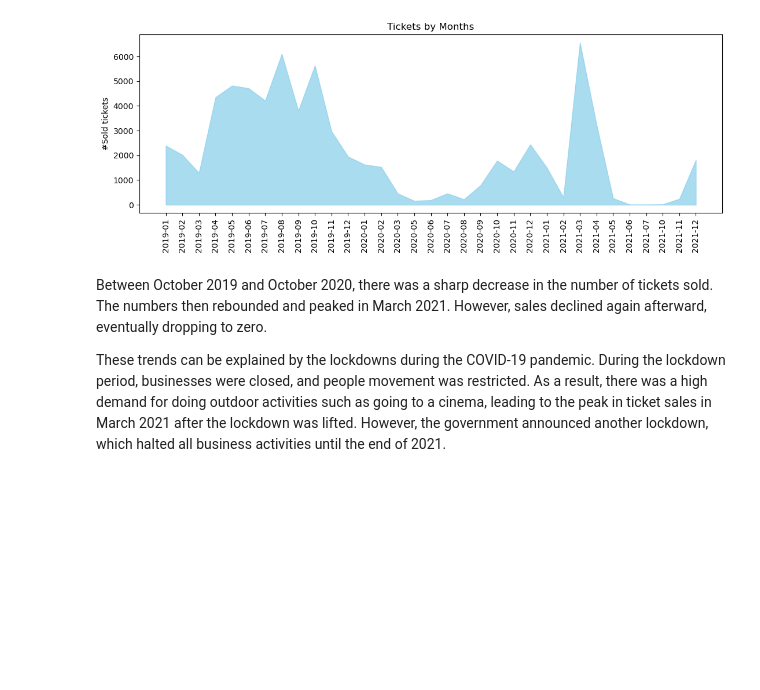
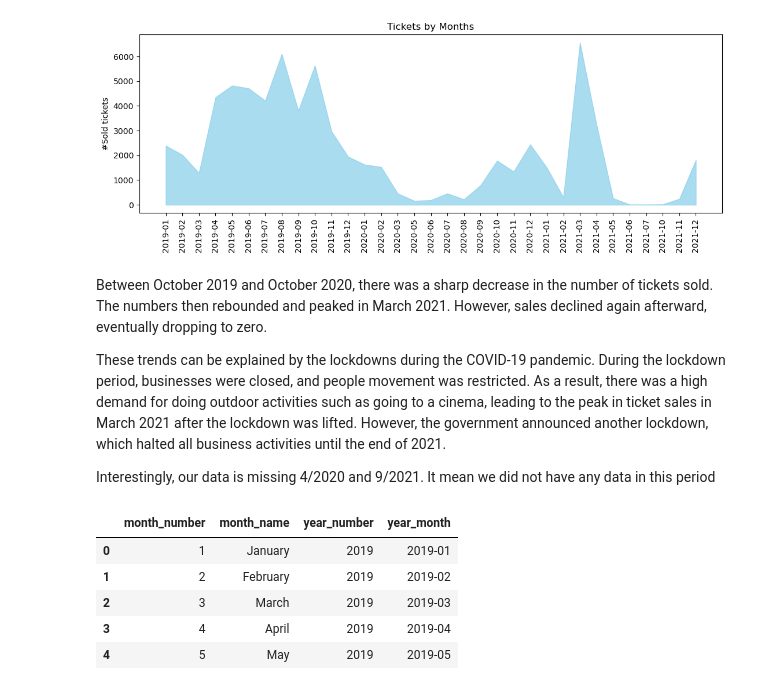
Before and after one commit to DucD0610/HOYTS-Cinema-Ticket-Sales-Analysis, a Jupyter notebook: Capstone project/captone project.ipynb, the cells around one changed output. Saved outputs shown, nothing was run; the diff lists cells and outputs as text; code cells hidden in the pictures; blank space fills up the shorter version.

```diff
--- a/Capstone project/captone project.ipynb
+++ b/Capstone project/captone project.ipynb
@@ -681,3 +692,5 @@ plt.show()
 Between October 2019 and October 2020, there was a sharp decrease in the number of tickets sold. The numbers then rebounded and peaked in March 2021. However, sales declined again afterward, eventually dropping to zero.
 
 These trends can be explained by the lockdowns during the COVID-19 pandemic. During the lockdown period, businesses were closed, and people movement was restricted. As a result, there was a high demand for doing outdoor activities such as going to a cinema, leading to the peak in ticket sales in March 2021 after the lockdown was lifted. However, the government announced another lockdown, which halted all business activities until the end of 2021.
+
+Interestingly, our data is missing 4/2020 and 9/2021. It mean we did not have any data in this period
@@ -683,0 +718,9 @@ These trends can be explained by the lockdowns during the COVID-19 pandemic. Dur
+# %%
+dim_time.head(5)
+# %% [output]
+|  | month_number | month_name | year_number | year_month |
+| 0 | 1 | January | 2019 | 2019-01 |
+| 1 | 2 | February | 2019 | 2019-02 |
+| 2 | 3 | March | 2019 | 2019-03 |
+| 3 | 4 | April | 2019 | 2019-04 |
+| 4 | 5 | May | 2019 | 2019-05 |
```
Also changed, not shown: parts of 14 cells of this notebook.
